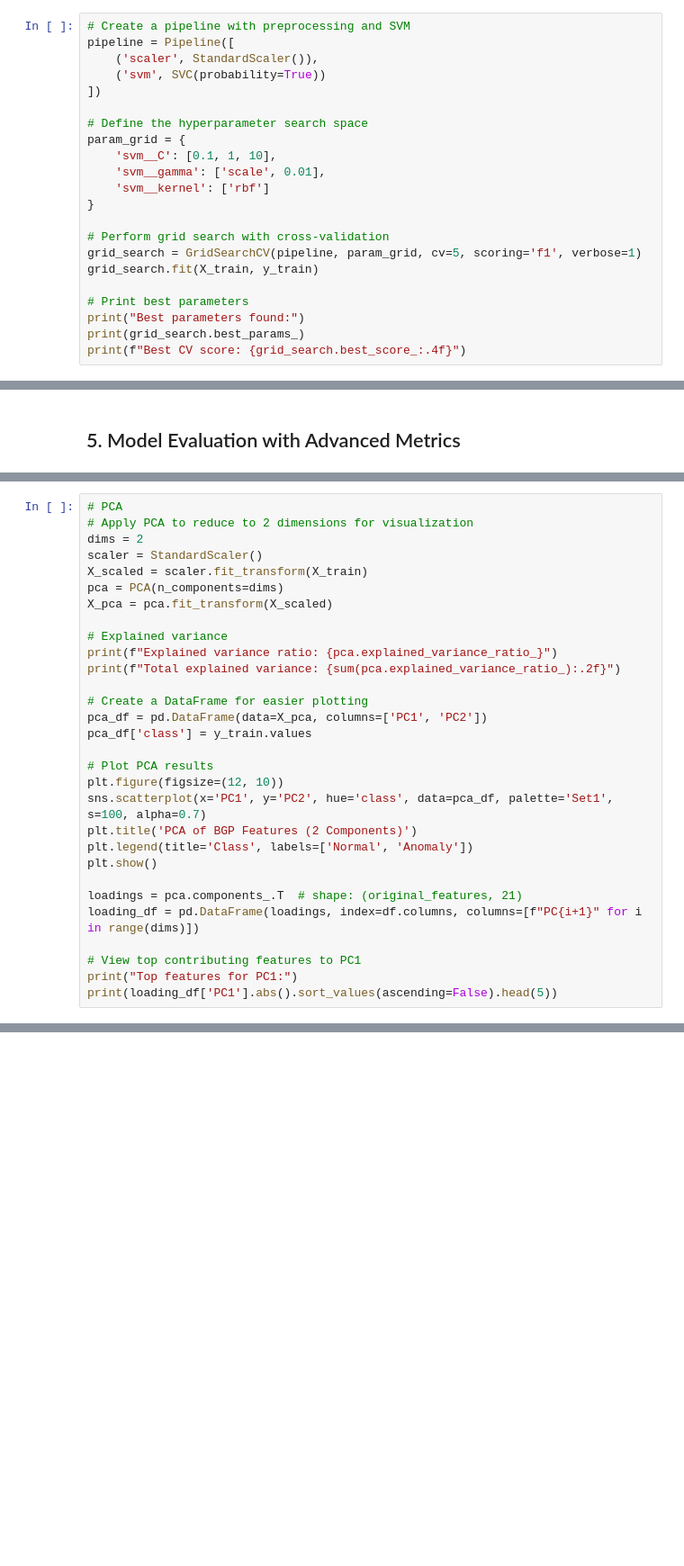
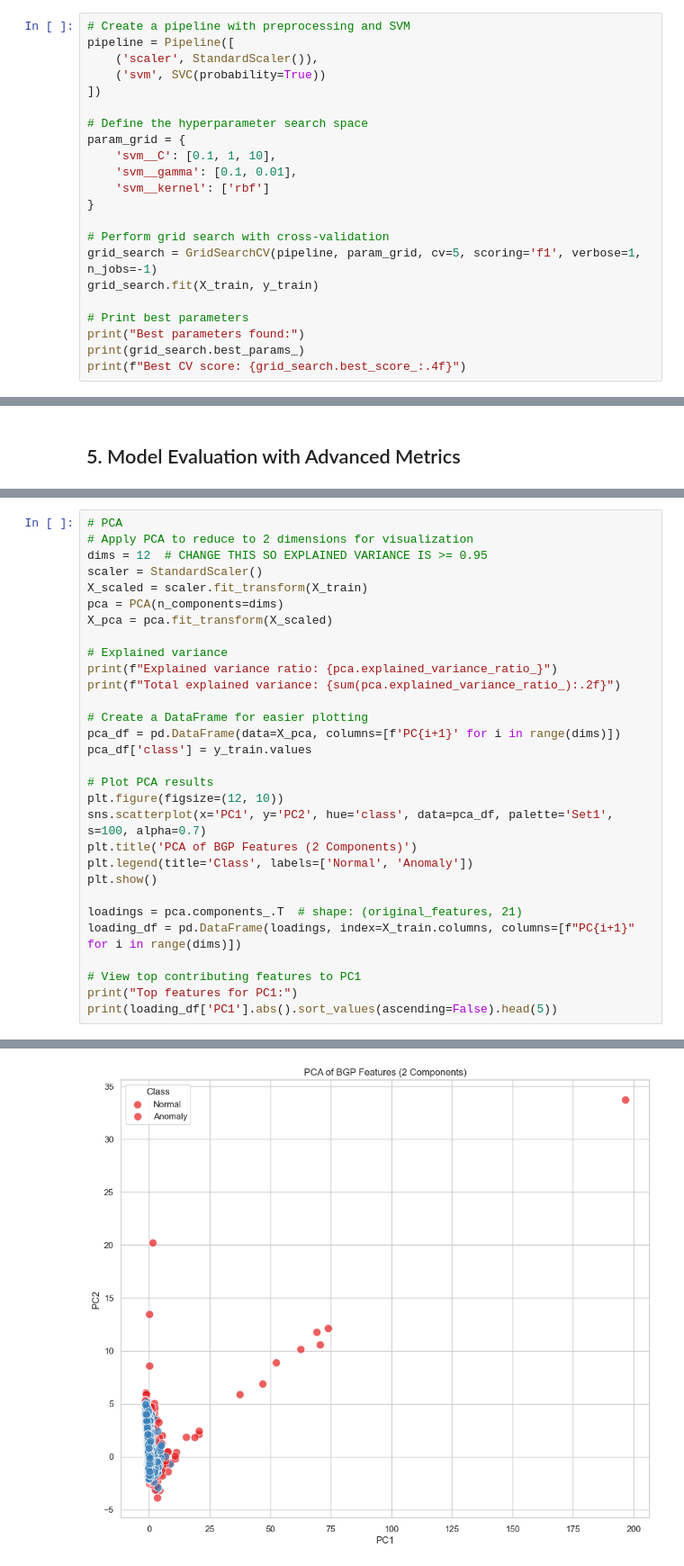
Before and after one commit to chrryyy/bgp_svm, a Jupyter notebook: experiments/dataset 2 (alip)/dataset2_ratio_1min.ipynb, the cells around one changed output, grey strips where cells are left out. Shown at 90% size. Drawn from its saved outputs; the diff is of its cells as text; blank space fills up the shorter version.

```diff
--- a/experiments/dataset 2 (alip)/dataset2_ratio_1min.ipynb
+++ b/experiments/dataset 2 (alip)/dataset2_ratio_1min.ipynb
@@ -293,12 +293,12 @@ pipeline = Pipeline([
 # Define the hyperparameter search space
 param_grid = {
     'svm__C': [0.1, 1, 10],
-    'svm__gamma': ['scale', 0.01],
+    'svm__gamma': [0.1, 0.01],
     'svm__kernel': ['rbf']
 }
 
 # Perform grid search with cross-validation
-grid_search = GridSearchCV(pipeline, param_grid, cv=5, scoring='f1', verbose=1)
+grid_search = GridSearchCV(pipeline, param_grid, cv=5, scoring='f1', verbose=1, n_jobs=-1)
 grid_search.fit(X_train, y_train)
 
 # Print best parameters
@@ -423,7 +456,7 @@ plt.show()
 # %%
 # PCA
 # Apply PCA to reduce to 2 dimensions for visualization
-dims = 2
+dims = 12  # CHANGE THIS SO EXPLAINED VARIANCE IS >= 0.95
 scaler = StandardScaler()
 X_scaled = scaler.fit_transform(X_train)
 pca = PCA(n_components=dims)
@@ -434,7 +467,7 @@ print(f"Explained variance ratio: {pca.explained_variance_ratio_}")
 print(f"Total explained variance: {sum(pca.explained_variance_ratio_):.2f}")
 
 # Create a DataFrame for easier plotting
-pca_df = pd.DataFrame(data=X_pca, columns=['PC1', 'PC2'])
+pca_df = pd.DataFrame(data=X_pca, columns=[f'PC{i+1}' for i in range(dims)])
 pca_df['class'] = y_train.values
 
 # Plot PCA results
@@ -445,8 +478,9 @@ plt.legend(title='Class', labels=['Normal', 'Anomaly'])
 plt.show()
 
 loadings = pca.components_.T  # shape: (original_features, 21)
-loading_df = pd.DataFrame(loadings, index=df.columns, columns=[f"PC{i+1}" for i in range(dims)])
+loading_df = pd.DataFrame(loadings, index=X_train.columns, columns=[f"PC{i+1}" for i in range(dims)])
 
 # View top contributing features to PC1
 print("Top features for PC1:")
 print(loading_df['PC1'].abs().sort_values(ascending=False).head(5))
+# %% [output]
@@ -452,0 +490 @@ print(loading_df['PC1'].abs().sort_values(ascending=False).head(5))
+[figure, added]
```
Also changed, not shown: parts of 21 cells of this notebook, 8 other files.
